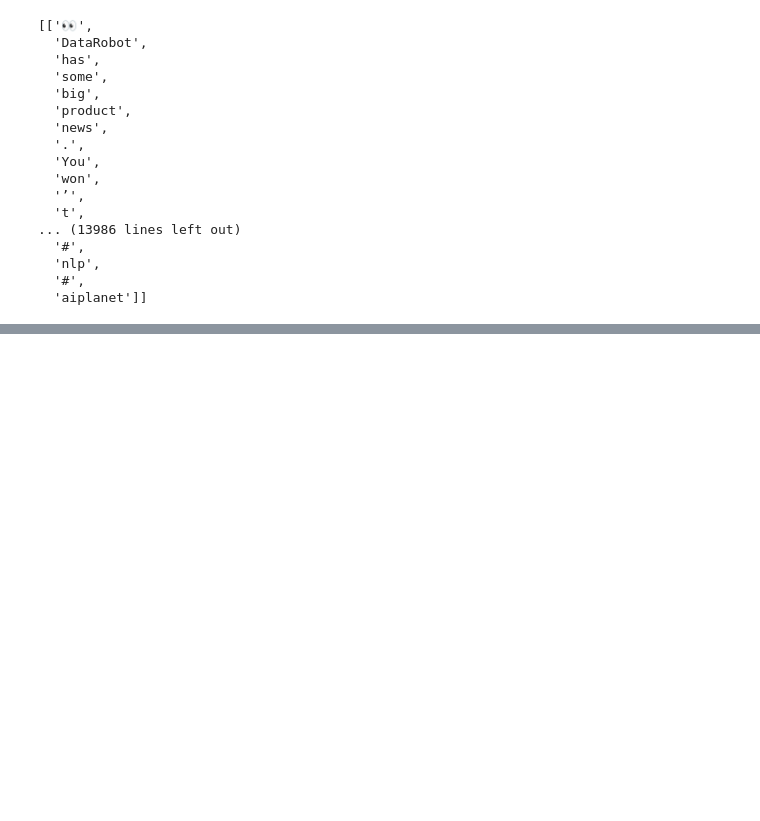
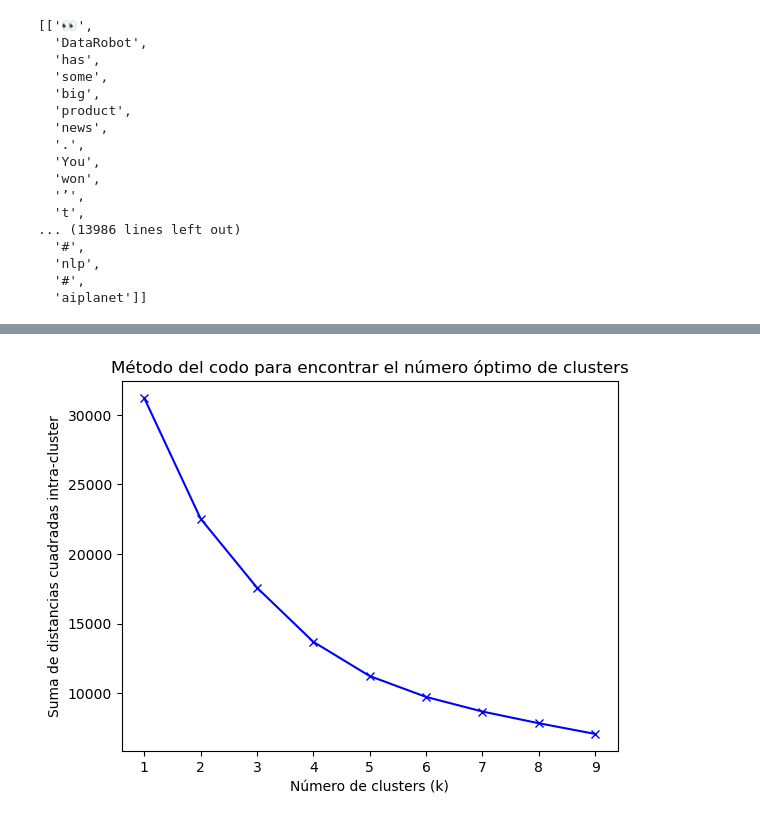
Before and after one commit to williamasesoftware/Research_bias, a Jupyter notebook: team_work.ipynb, the cells around one changed output, grey strips where cells are left out. Drawn from its saved outputs; the diff is of its cells as text; code cells hidden in the pictures; blank space fills up the shorter version.

```diff
--- a/team_work.ipynb
+++ b/team_work.ipynb
@@ -107,0 +128,24 @@ similitud
+# %%
+from sklearn.cluster import KMeans
+
+import warnings
+warnings.filterwarnings('ignore')
+
+# crear una lista vacía para almacenar las sumas de las distancias cuadradas intra-cluster
+sum_of_squared_distances = []
+
+# realizar k-means clustering para diferentes valores de k
+K = range(1, 10)
+for k in K:
+    k_means = KMeans(n_clusters=k)
+    k_means.fit(principal_components)
+    sum_of_squared_distances.append(k_means.inertia_)
+
+# graficar la suma de las distancias cuadradas intra-cluster para diferentes valores de k
+plt.plot(K, sum_of_squared_distances, 'bx-')
+plt.xlabel('Número de clusters (k)')
+plt.ylabel('Suma de distancias cuadradas intra-cluster')
+plt.title('Método del codo para encontrar el número óptimo de clusters')
+plt.show()
+# %% [output]
+[figure, added]
```
Also changed, not shown: parts of 7 cells of this notebook, 1 other file.
